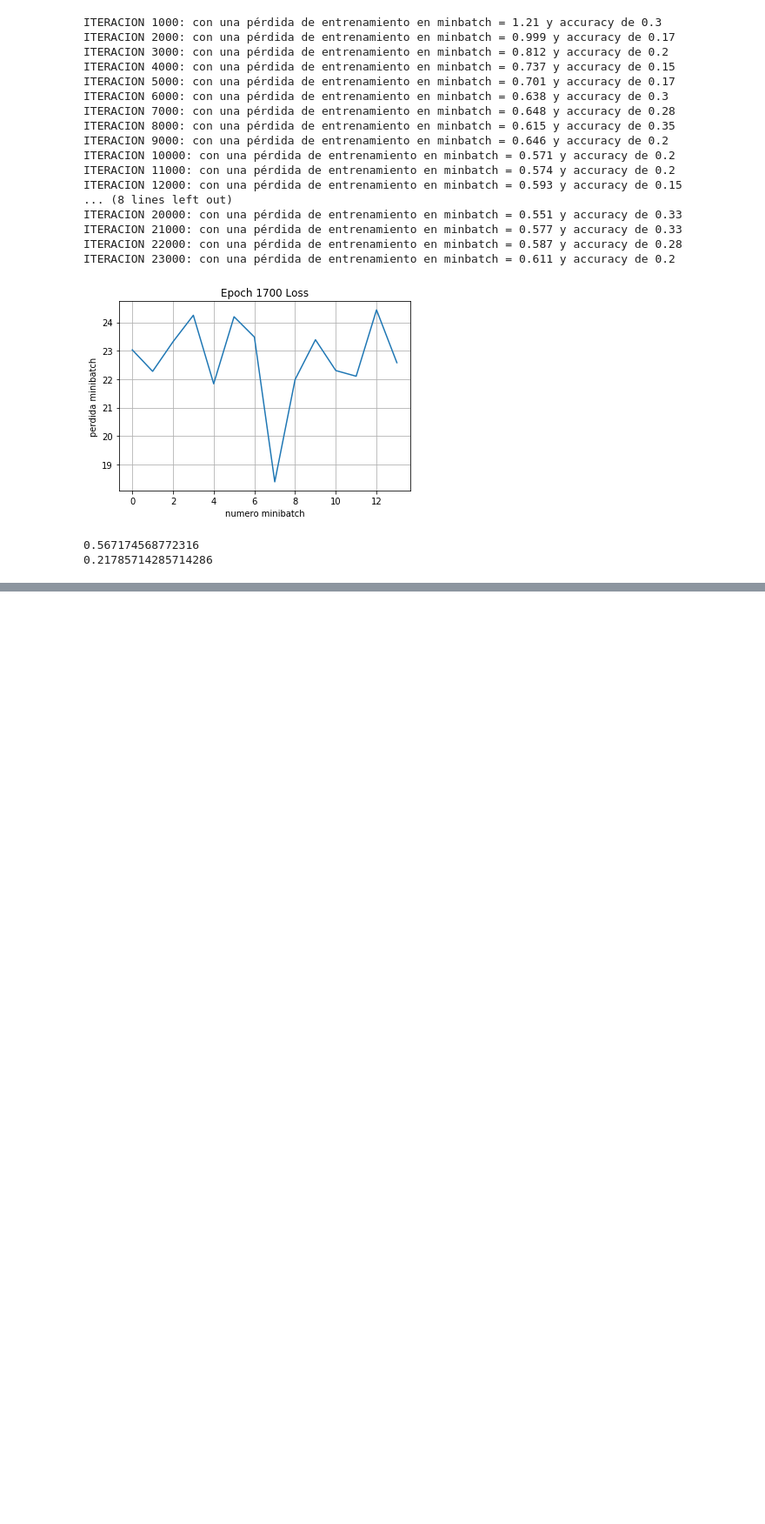
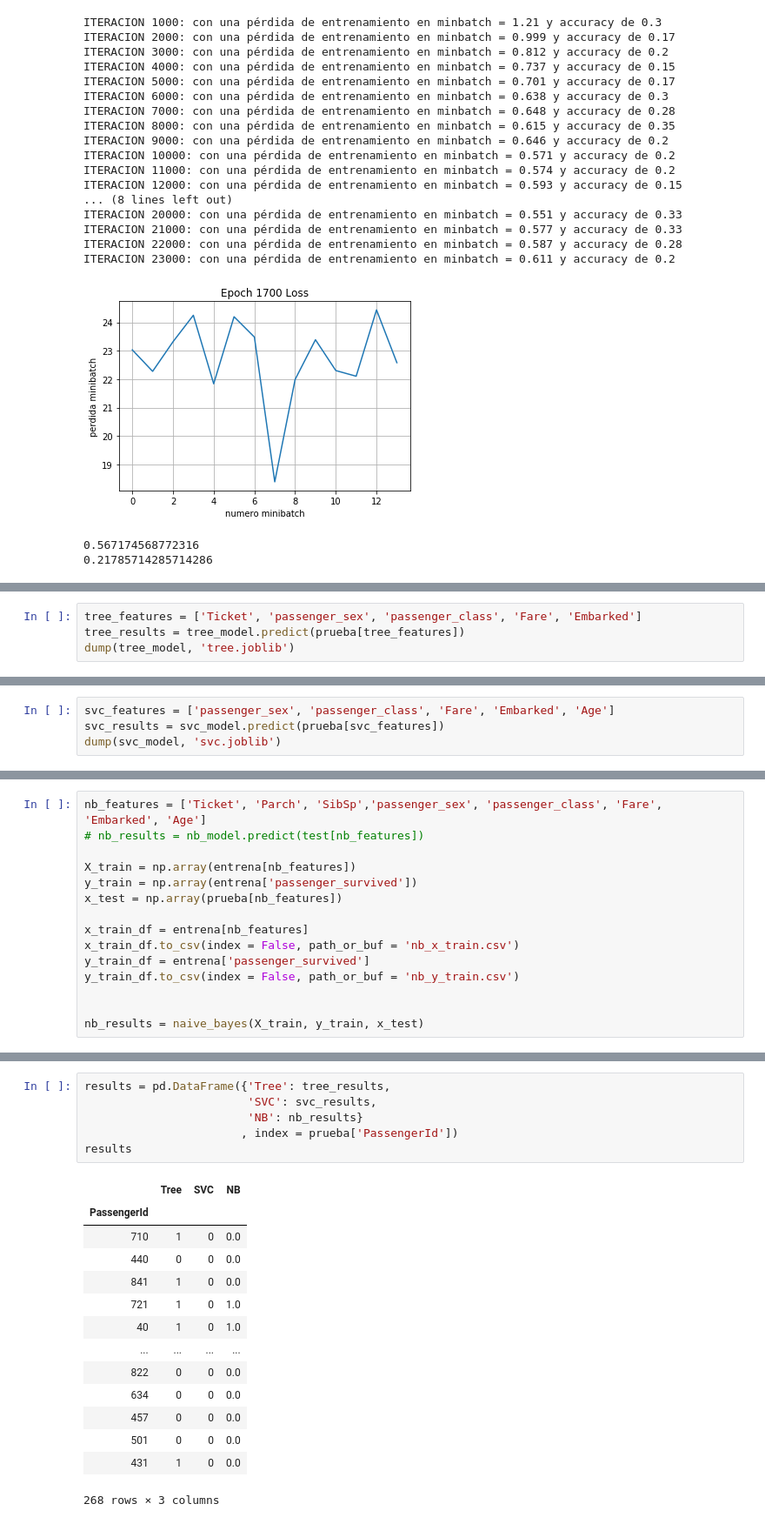
Before and after one commit to dvallesc/proyecto-StatisticalLearning, a Jupyter notebook: Proyecto_base.ipynb, the cells around one changed output, grey strips where cells are left out. Shown: that part at 87% size. Cells and saved outputs as stored; diff of their text form; blank space fills up the shorter version.

```diff
--- a/Proyecto_base.ipynb
+++ b/Proyecto_base.ipynb
@@ -792,0 +818,4 @@ Se debe realizar siguiendo los siguientes pasos:
+# %%
+tree_features = ['Ticket', 'passenger_sex', 'passenger_class', 'Fare', 'Embarked']
+tree_results = tree_model.predict(prueba[tree_features])
+dump(tree_model, 'tree.joblib')
@@ -792,0 +824,4 @@ Se debe realizar siguiendo los siguientes pasos:
+# %%
+svc_features = ['passenger_sex', 'passenger_class', 'Fare', 'Embarked', 'Age']
+svc_results = svc_model.predict(prueba[svc_features])
+dump(svc_model, 'svc.joblib')
@@ -792,0 +830,15 @@ Se debe realizar siguiendo los siguientes pasos:
+# %%
+nb_features = ['Ticket', 'Parch', 'SibSp','passenger_sex', 'passenger_class', 'Fare', 'Embarked', 'Age']
+# nb_results = nb_model.predict(test[nb_features])
+
+X_train = np.array(entrena[nb_features])
+y_train = np.array(entrena['passenger_survived'])
+x_test = np.array(prueba[nb_features])
+
+x_train_df = entrena[nb_features]
+x_train_df.to_csv(index = False, path_or_buf = 'nb_x_train.csv')
+y_train_df = entrena['passenger_survived']
+y_train_df.to_csv(index = False, path_or_buf = 'nb_y_train.csv')
+
+
+nb_results = naive_bayes(X_train, y_train, x_test)
@@ -792,0 +857,21 @@ Se debe realizar siguiendo los siguientes pasos:
+# %%
+results = pd.DataFrame({'Tree': tree_results,
+                        'SVC': svc_results,
+                        'NB': nb_results}
+                       , index = prueba['PassengerId'])
+results
+# %% [output]
+|  | Tree | SVC | NB |
+| PassengerId |  |  |  |
+| 710 | 1 | 0 | 0.0 |
+| 440 | 0 | 0 | 0.0 |
+| 841 | 1 | 0 | 0.0 |
+| 721 | 1 | 0 | 1.0 |
+| 40 | 1 | 0 | 1.0 |
+| ... | ... | ... | ... |
+| 822 | 0 | 0 | 0.0 |
+| 634 | 0 | 0 | 0.0 |
+| 457 | 0 | 0 | 0.0 |
+| 501 | 0 | 0 | 0.0 |
+| 431 | 1 | 0 | 0.0 |
+268 rows × 3 columns
```
Also changed, not shown: parts of 11 cells of this notebook.
